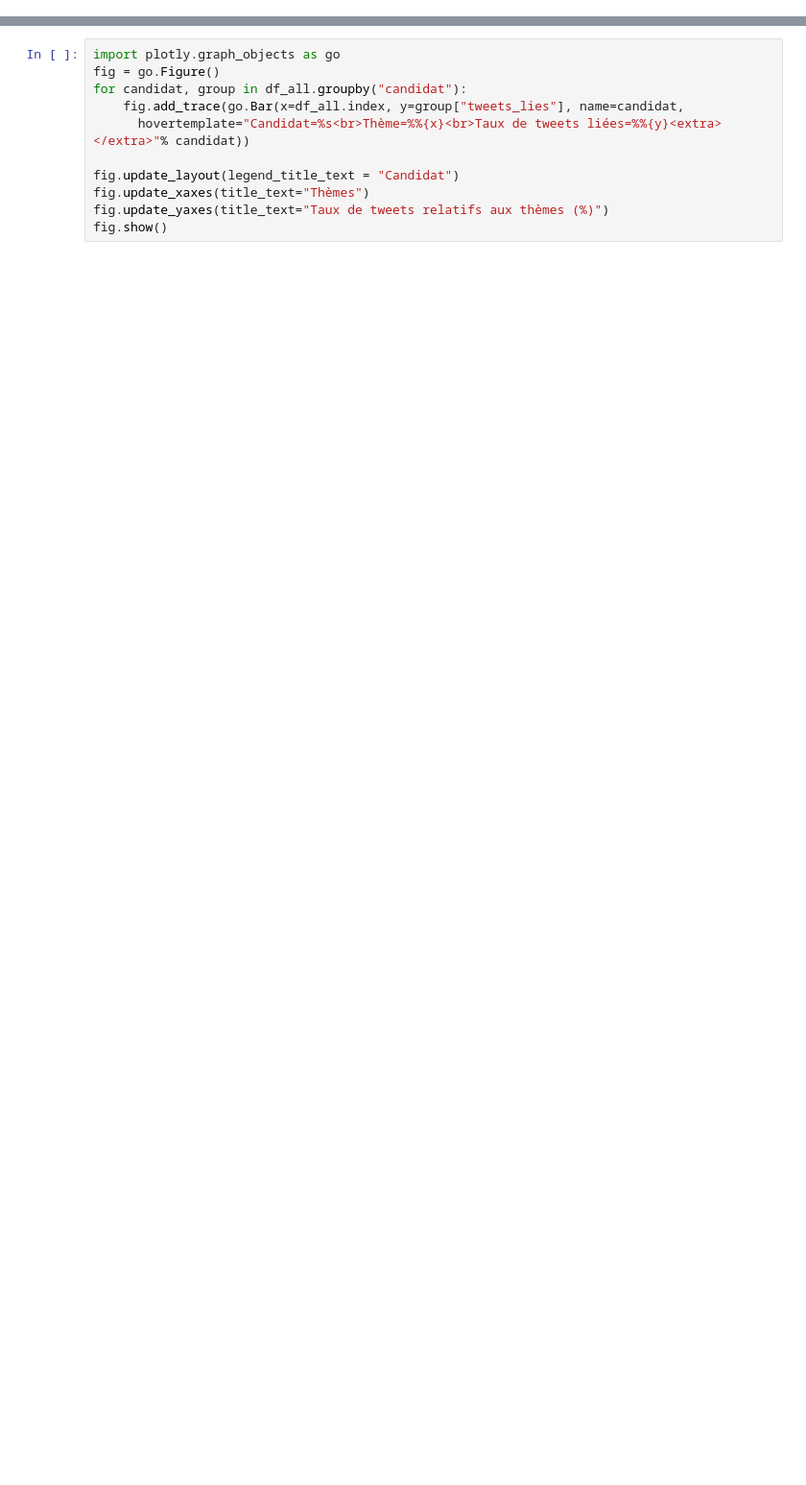
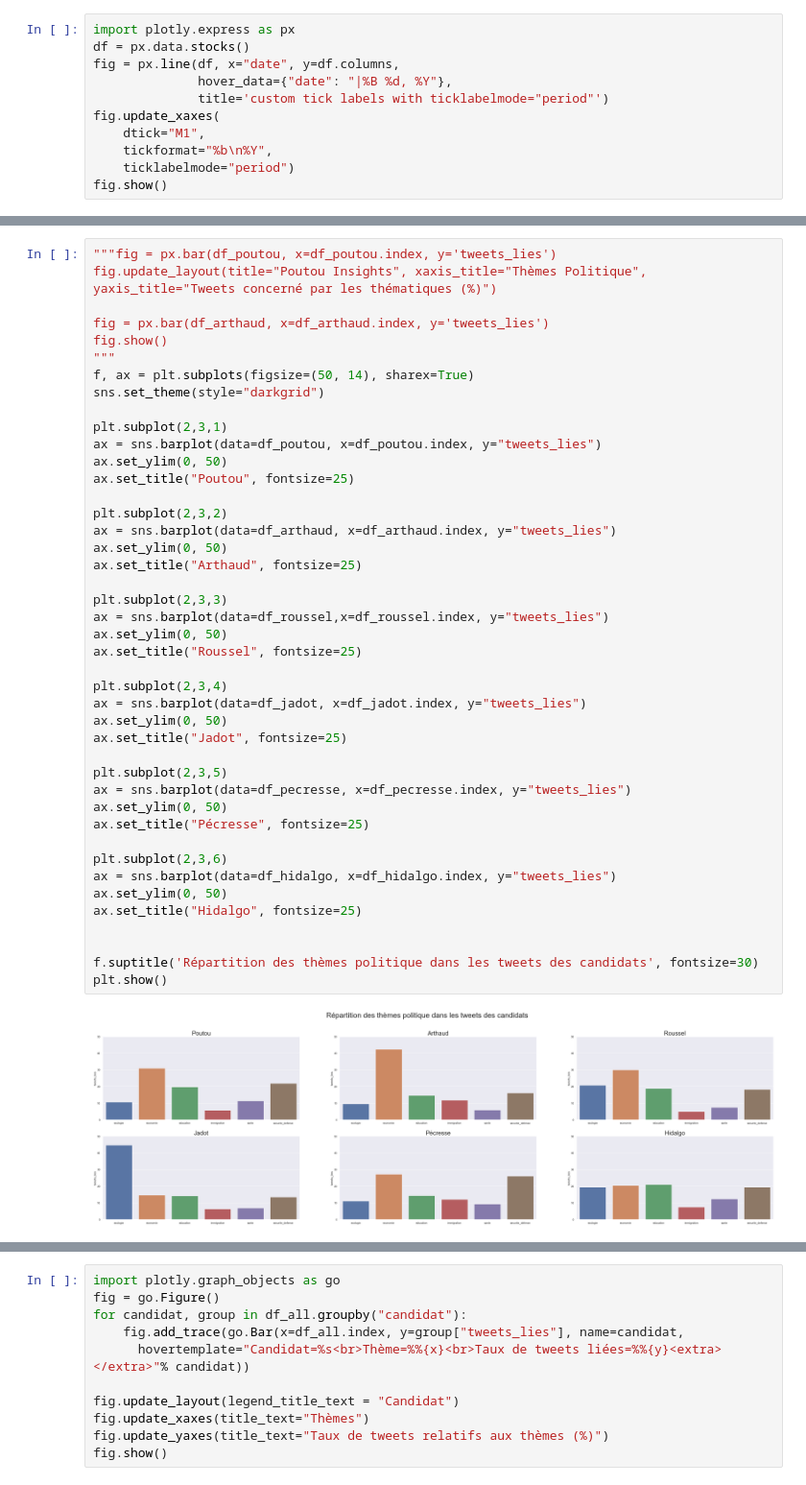
Before and after one commit to lmabille/TX00, a Jupyter notebook: NLP/data_visu.ipynb, the cells around one changed output, grey strips where cells are left out. Shown at 96% size. Saved outputs shown, nothing was run; the diff lists cells and outputs as text; blank space fills up the shorter version.

Commit message:
re-implement matching theme algorithm and new visualisation features

```diff
--- a/NLP/data_visu.ipynb
+++ b/NLP/data_visu.ipynb
@@ -308,0 +289,11 @@ an instance of :class:`plotly.graph_objs.Bar`
+# %%
+import plotly.express as px
+df = px.data.stocks()
+fig = px.line(df, x="date", y=df.columns,
+              hover_data={"date": "|%B %d, %Y"},
+              title='custom tick labels with ticklabelmode="period"')
+fig.update_xaxes(
+    dtick="M1",
+    tickformat="%b\n%Y",
+    ticklabelmode="period")
+fig.show()
@@ -309 +330,46 @@ an instance of :class:`plotly.graph_objs.Bar`
+# %%
+"""fig = px.bar(df_poutou, x=df_poutou.index, y='tweets_lies')
+fig.update_layout(title="Poutou Insights", xaxis_title="Thèmes Politique", yaxis_title="Tweets concerné par les thématiques (%)")
+
+fig = px.bar(df_arthaud, x=df_arthaud.index, y='tweets_lies')
+fig.show()
+"""
+f, ax = plt.subplots(figsize=(50, 14), sharex=True)
+sns.set_theme(style="darkgrid")
+
+plt.subplot(2,3,1)
+ax = sns.barplot(data=df_poutou, x=df_poutou.index, y="tweets_lies")
+ax.set_ylim(0, 50)
+ax.set_title("Poutou", fontsize=25)
+
+plt.subplot(2,3,2)
+ax = sns.barplot(data=df_arthaud, x=df_arthaud.index, y="tweets_lies")
+ax.set_ylim(0, 50)
+ax.set_title("Arthaud", fontsize=25)
+
+plt.subplot(2,3,3)
+ax = sns.barplot(data=df_roussel,x=df_roussel.index, y="tweets_lies")
+ax.set_ylim(0, 50)
+ax.set_title("Roussel", fontsize=25)
+
+plt.subplot(2,3,4)
+ax = sns.barplot(data=df_jadot, x=df_jadot.index, y="tweets_lies")
+ax.set_ylim(0, 50)
+ax.set_title("Jadot", fontsize=25)
+
+plt.subplot(2,3,5)
+ax = sns.barplot(data=df_pecresse, x=df_pecresse.index, y="tweets_lies")
+ax.set_ylim(0, 50)
+ax.set_title("Pécresse", fontsize=25)
+
+plt.subplot(2,3,6)
+ax = sns.barplot(data=df_hidalgo, x=df_hidalgo.index, y="tweets_lies")
+ax.set_ylim(0, 50)
+ax.set_title("Hidalgo", fontsize=25)
+
+
+f.suptitle('Répartition des thèmes politique dans les tweets des candidats', fontsize=30)
+plt.show()
+# %% [output]
+[figure, added]
 # %%
```
Also changed, not shown: parts of 28 cells of this notebook, 1 other file.
